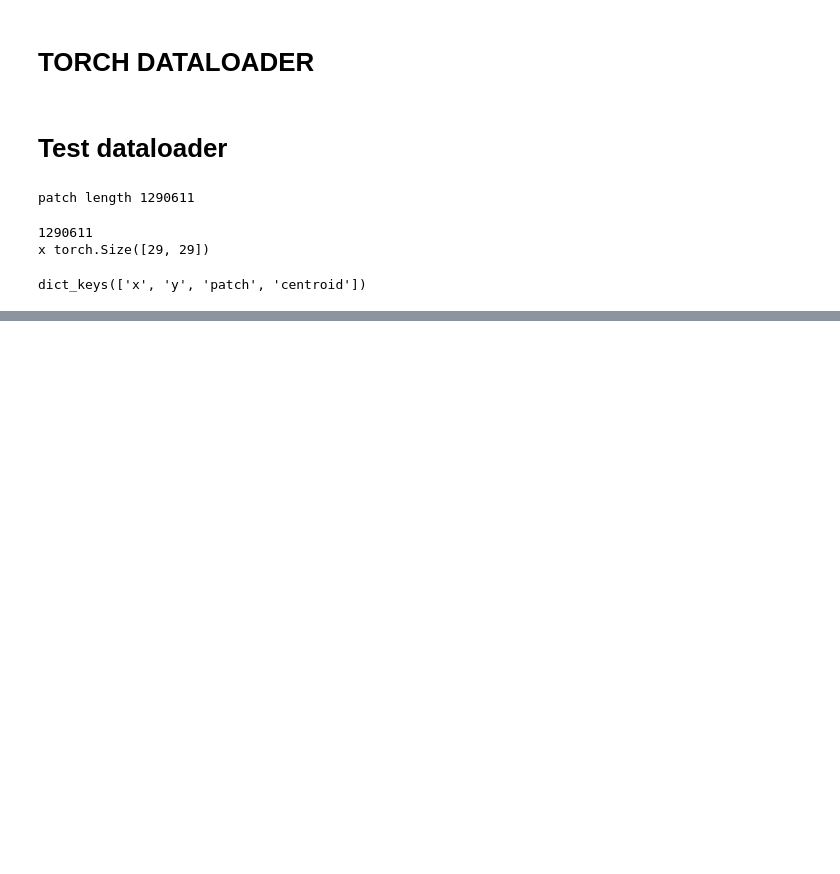
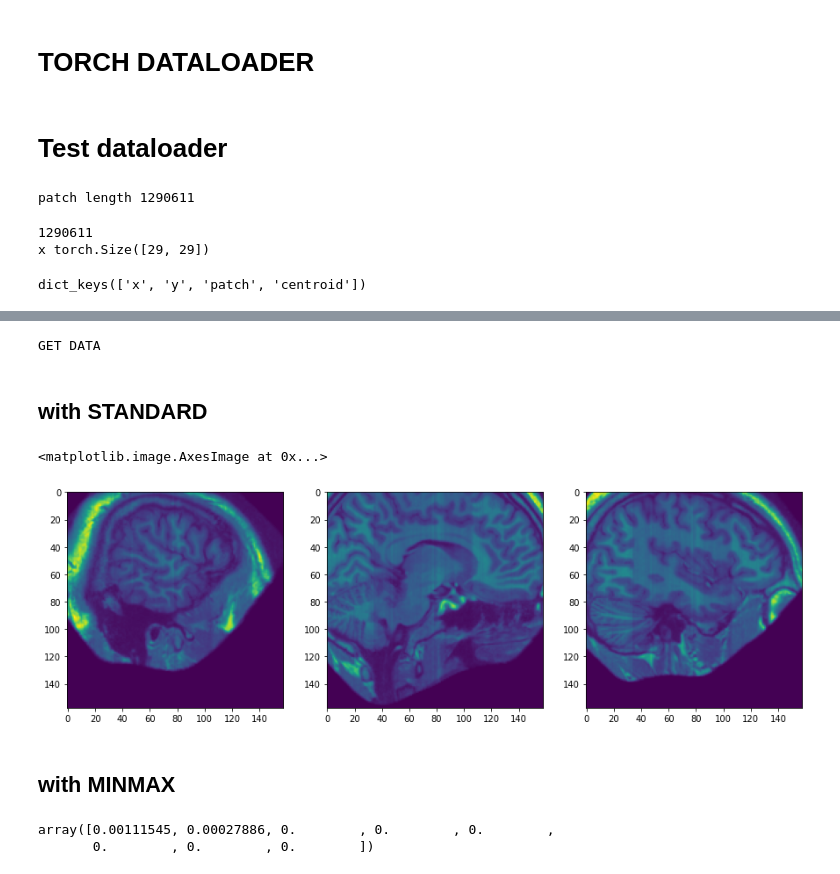
Before and after one commit to enfow/brain_segmentation, a Jupyter notebook: dataset_tester.ipynb, the cells around one changed output, grey strips where cells are left out. Saved outputs shown, nothing was run; the diff lists cells and outputs as text; code cells hidden in the pictures; blank space fills up the shorter version.

```diff
--- a/dataset_tester.ipynb
+++ b/dataset_tester.ipynb
@@ -102,0 +129,6 @@ print(label_list[0].shape)
+# %%
+padding=43
+x_s,y_s,z_s = largest_size
+data = np.zeros(shape=(len(data_list), x_s+(padding*2), y_s+(padding*2), z_s+(padding*2)))
+for idx, single_data in enumerate(data_list):
+    data[idx] = np.pad(add_zero_padding_with_shape(single_data, largest_size), ((padding,padding),(padding,padding),(padding,padding)),'constant', constant_values=(0))
@@ -102,0 +145,11 @@ print(label_list[0].shape)
+# %%
+scaler = MinMaxScaler()
+for i in range(data[0].shape[0]):
+    scaler.partial_fit(data[0][i])
+# %%
+for num_of_data in range(data.shape[0]):
+    scaler = MinMaxScaler()
+    for i in range(data[num_of_data].shape[0]):
+        scaler.partial_fit(data[num_of_data][i])
+    for j in range(data[num_of_data].shape[0]):
+        data[num_of_data][j]=scaler.transform(data[num_of_data][j])
@@ -327,0 +524,10 @@ len(single_brain_data["patch"])
+# %%
+print("GET DATA")
+data_dir = "./Dataset/Training/Data"
+data_file = None
+
+data, label, test_data, test_label = get_data(data_dir, data_file=data_file, num_of_data=3, padding=43)
+# %% [output]
+GET DATA
+# %% [markdown]
+## with STANDARD
@@ -327,0 +536,15 @@ len(single_brain_data["patch"])
+# %%
+f, axarr = plt.subplots(1,3, figsize=(15,15))
+axarr[0].imshow(data[1][100, 100:258, 100:258])
+axarr[1].imshow(data[1][150, 100:258, 100:258])
+axarr[2].imshow(data[1][200, 100:258, 100:258])
+# %% [output]
+<matplotlib.image.AxesImage at 0x...>
+[figure, added]
+# %% [markdown]
+## with MINMAX
+# %%
+data[0][232:240, 222, 222]
+# %% [output]
+array([0.00111545, 0.00027886, 0.        , 0.        , 0.        ,
+       0.        , 0.        , 0.        ])
```
Also changed, not shown: parts of 35 cells of this notebook, 1 other file.
